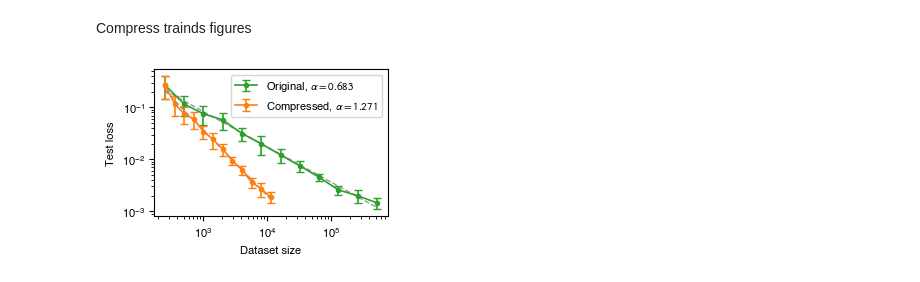
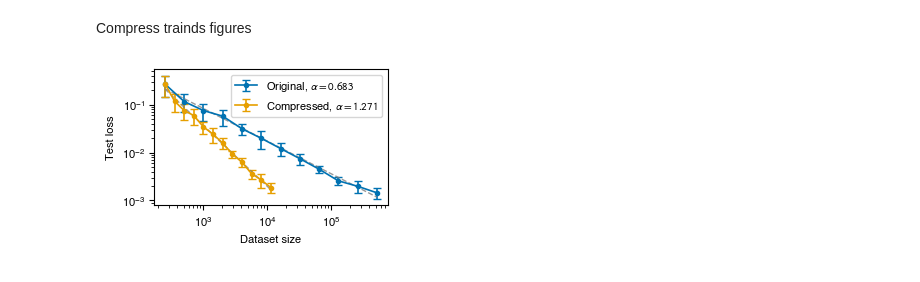
Before and after one commit to WHY-David/moment_compression, a Jupyter notebook: scaling_law/plot.ipynb, the cells around one changed output. Drawn from its saved outputs; the diff is of its cells as text; code cells hidden in the pictures.

```diff
--- a/scaling_law/plot.ipynb
+++ b/scaling_law/plot.ipynb
@@ -78,13 +78,13 @@ dstop_vals = np.array([dstop_fn(d) for d in d_vals], dtype=int)
 
 # fit powerlaw exponent
 def fit_powerlaw(x, y):
-    """Fit log(y)=a+b log(x); return (a,b) and y_fit on x_sorted."""
+    """Fit log(y)=b+a log(x); return (a,b) and y_fit on x_sorted."""
     m = (x > 0) & (y > 0) & np.isfinite(x) & np.isfinite(y)
     xs, ys = x[m], y[m]
     order = np.argsort(xs)
     xs, ys = xs[order], ys[order]
-    b, a = np.polyfit(np.log(xs), np.log(ys), 1)  # returns slope b, intercept a
-    yfit = np.exp(a) * xs**b
+    a, b = np.polyfit(np.log(xs), np.log(ys), 1)  # returns slope b, intercept a
+    yfit = np.exp(b) * xs**a
     return a, xs, yfit, b
 
 # def fit_powerlaw(x, y):
@@ -116,11 +116,11 @@ y1_fit += L0
 y2_fit += L0
 
 # --- plot ---
-fig, ax = make_canvas(rows=1, cols=1, axes_width_pt=160, axes_aspect=0.6)
+fig, ax = make_canvas(rows=1, cols=1, axes_width_pt=160, axes_aspect=0.55)
 
-ax.errorbar(d_vals, orig_mean, yerr=orig_std, fmt='-o', ms=3, capsize=3, lw=1.2, color='tab:green', label=rf'Original, $\alpha={-b1:.3f}$')
+ax.errorbar(d_vals, orig_mean, yerr=orig_std, fmt='-o', ms=3, capsize=3, lw=1.2, color="#0072B2", label=rf'Original, $\alpha={-a1:.3f}$')
 ax.plot(x1, y1_fit, ls='--', lw=1.0, color='gray', alpha=0.8)
-ax.errorbar(dstop_vals, cp_mean, yerr=cp_std, fmt='-o', ms=3, capsize=3, lw=1.2, color='tab:orange', label=rf'Compressed, $\alpha={-b2:.3f}$')
+ax.errorbar(dstop_vals, cp_mean, yerr=cp_std, fmt='-o', ms=3, capsize=3, lw=1.2, color="#E69F00", label=rf'Compressed, $\alpha={-a2:.3f}$')
 ax.plot(x2, y2_fit, ls='--', lw=1.0, color='gray', alpha=0.8)
 
 ax.set_xscale("log")
@@ -170,34 +170,34 @@ def fit_powerlaw(x, y):
     xs, ys = x[m], y[m]
     order = np.argsort(xs)
     xs, ys = xs[order], ys[order]
     b, a = np.polyfit(np.log(xs), np.log(ys), 1)  # returns slope b, intercept a
     yfit = np.exp(a) * xs**b
     return a, b, xs, yfit
 
 # Aggregate
 d_u, tl_mean, tl_std = agg_by(d, test_loss)
 ds_u, tlcp_mean, tlcp_std = agg_by(dstop, test_loss_cp)
 
 # fits
 a1, b1, x1, y1_fit = fit_powerlaw(d_u, tl_mean)
 a2, b2, x2, y2_fit = fit_powerlaw(ds_u, tlcp_mean)
 
-fig, axs = make_canvas(rows=1, cols=1, axes_width_pt=160, axes_aspect=0.6)
+fig, axs = make_canvas(rows=1, cols=1, axes_width_pt=160, axes_aspect=0.55)
 
 # 1) test_loss vs d
-axs.errorbar(d_u, tl_mean, yerr=tl_std, fmt='-o', ms=3, capsize=3, lw=1.2, color='tab:green', label=rf'Original, $\alpha={-b1:.3f}$')
+axs.errorbar(d_u, tl_mean, yerr=tl_std, fmt='-o', ms=3, capsize=3, lw=1.2, color="#0072B2", label=rf'Original, $\alpha={-b1:.3f}$')
 axs.plot(x1, y1_fit, ls='--', lw=1.0, color='gray', alpha=0.8)
-axs.errorbar(ds_u, tlcp_mean, yerr=tlcp_std, fmt='-o', ms=3, capsize=3, lw=1.2, color='tab:orange', label=rf'Compressed, $\alpha={-b2:.3f}$')
+axs.errorbar(ds_u, tlcp_mean, yerr=tlcp_std, fmt='-o', ms=3, capsize=3, lw=1.2, color="#E69F00", label=rf'Compressed, $\alpha={-b2:.3f}$')
 axs.plot(x2, y2_fit, ls='--', lw=1.0, color='gray', alpha=0.8)
 axs.set_xlabel('Dataset size')
 axs.set_ylabel('Test loss')
 axs.set_xscale('log')
 axs.set_yscale('log')
 # axs.grid(True, alpha=0.3)
 axs.legend()
 
 plt.tight_layout()
 plt.savefig('NSL_dataset.pdf', format='pdf', bbox_inches='tight', pad_inches=0)
 plt.show()
 # %% [output]
-[figure, old version]
+[figure, new version]
```
Also changed, not shown: parts of 1 cell of this notebook, 56 other files.
